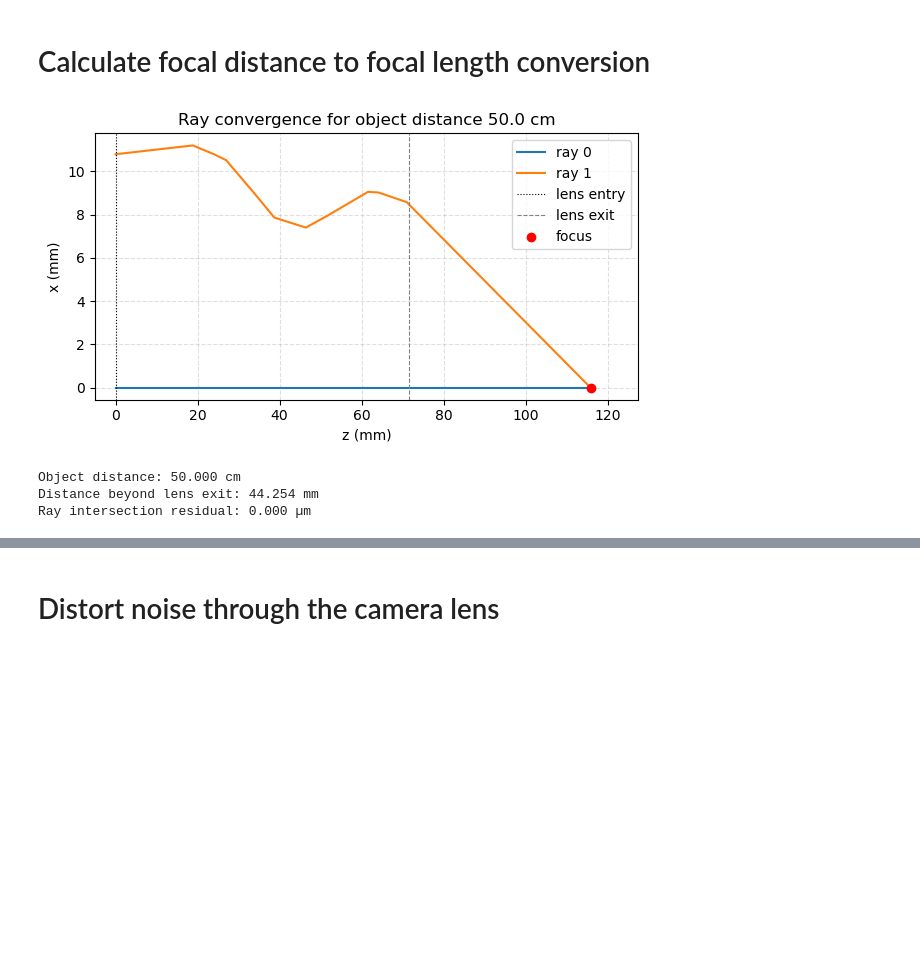
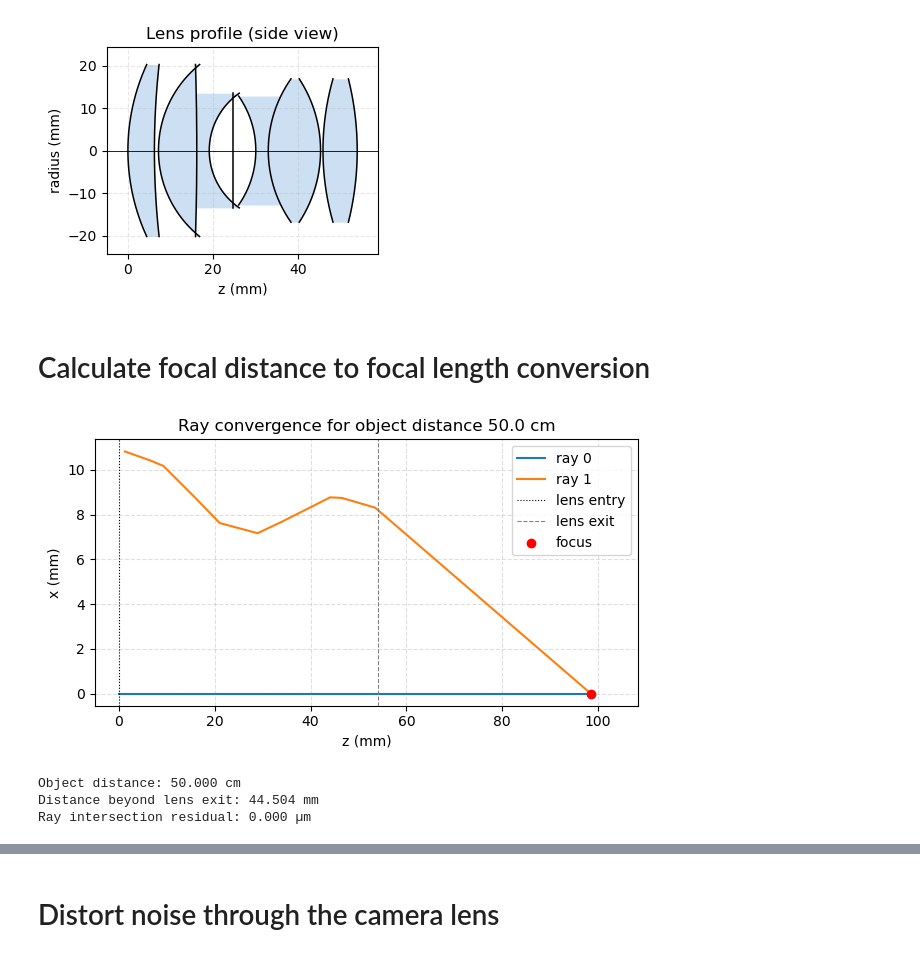
Before and after one commit to chrylt/Spatially-Varying-Bokeh, a Jupyter notebook: bokehConfig/focal_length.ipynb, the cells around one changed output, grey strips where cells are left out. Drawn from its saved outputs; the diff is of its cells as text; code cells hidden in the pictures; blank space fills up the shorter version.

```diff
--- a/bokehConfig/focal_length.ipynb
+++ b/bokehConfig/focal_length.ipynb
@@ -18,10 +18,10 @@ APERTURE_RADIUS = 0.5 * APERTURE_DIAMETERS_MM[APERTURE_INDEX] * ratio
 
 radii = 0.5 * np.array([41.5, 30.0, 20.0, 19.0, 25.0]) * ratio
 LENS = list(zip(
-    [0.0, curv[0], curv[1], curv[2], curv[3], curv[4], 0.0, curv[5], curv[6], curv[7], curv[8], curv[9]],
-    [13.0 * ratio, thick[0], gaps[0], thick[1], thick[2], gaps[1] * 0.5, gaps[1] * 0.5, thick[3], thick[4], gaps[2], thick[5], 0.0],
-    [N_AIR, n_glass[0], N_AIR, n_glass[1], n_glass[2], N_AIR, N_AIR, n_glass[3], n_glass[4], N_AIR, n_glass[5], N_AIR],
-    [radii[0], radii[1], radii[1], radii[1], radii[1], radii[2], APERTURE_RADIUS, radii[3], radii[4], radii[4], radii[4], radii[4]]
+    [curv[0], curv[1], curv[2], curv[3], curv[4], 0.0, curv[5], curv[6], curv[7], curv[8], curv[9]],
+    [thick[0], gaps[0], thick[1], thick[2], gaps[1] * 0.5, gaps[1] * 0.5, thick[3], thick[4], gaps[2], thick[5], 0.0],
+    [n_glass[0], N_AIR, n_glass[1], n_glass[2], N_AIR, N_AIR, n_glass[3], n_glass[4], N_AIR, n_glass[5], N_AIR],
+    [radii[1], radii[1], radii[1], radii[1], radii[2], APERTURE_RADIUS, radii[3], radii[4], radii[4], radii[4], radii[4]]
 ))
 LENS_LENGTH_MM = sum(seg[1] for seg in LENS)
 
@@ -161,6 +161,71 @@ def trace_ray_verbose(ray_origin, target_point):
         "failure": None,
         "failure_point": None
     }
+# %%
+LENS_LENGTH_MM = sum(seg[1] for seg in LENS)
+
+
+def spherical_profile(curvature, z_surface, aperture, samples=240):
+    """Return z(r), r arrays for a spherical surface located at z_surface."""
+    if aperture <= 0.0:
+        return None
+    r = np.linspace(-aperture, aperture, samples)
+    if abs(curvature) < 1e-9:
+        z = np.full_like(r, z_surface, dtype=float)
+    else:
+        radius = abs(curvature)
+        z_center = z_surface + curvature
+        sag = np.sqrt(np.clip(radius * radius - r * r, 0.0, None))
+        z = z_center - np.sign(curvature) * sag
+    return z, r
+
+
+def add_lens_profile(ax, lens=LENS, *, samples=240, glass_color="#71a7dd", glass_alpha=0.35):
+    surfaces = []
+    z_surface = 0.0
+    for curvature, thickness, n_next, aperture in lens:
+        profile = spherical_profile(curvature, z_surface, aperture, samples=samples)
+        surfaces.append((curvature, z_surface, aperture, n_next))
+        if profile is not None:
+            z_vals, r_vals = profile
+            ax.plot(z_vals, r_vals, color="black", linewidth=1.1)
+        z_surface += thickness
+
+    for idx in range(len(surfaces) - 1):
+        curvature_a, z_a, aperture_a, n_medium = surfaces[idx]
+        curvature_b, z_b, aperture_b, _ = surfaces[idx + 1]
+        if n_medium <= N_AIR + 1e-6:
+            continue
+        aperture_fill = min(aperture_a, aperture_b)
+        if aperture_fill <= 0.0:
+            continue
+        profile_a = spherical_profile(curvature_a, z_a, aperture_fill, samples=samples)
+        profile_b = spherical_profile(curvature_b, z_b, aperture_fill, samples=samples)
+        if profile_a is None or profile_b is None:
+            continue
+        z_left, r_vals = profile_a
+        z_right, _ = profile_b
+        z_min = np.minimum(z_left, z_right)
+        z_max = np.maximum(z_left, z_right)
+        ax.fill_betweenx(r_vals, z_min, z_max, color=glass_color, alpha=glass_alpha, linewidth=0.0)
+    return surfaces
+
+
+# Example usage: create a figure, call the helper, and format the plot outside the function.
+fig, ax = plt.subplots(figsize=(8.0, 3.0))
+add_lens_profile(ax)
+ax.axhline(0.0, color="black", linewidth=0.6)
+ax.set_title("Lens profile (side view)")
+ax.set_xlabel("z (mm)")
+ax.set_ylabel("radius (mm)")
+ax.set_xlim(-5.0, LENS_LENGTH_MM + 5.0)
+ax.set_ylim(-APERTURE_RADIUS * 1.8, APERTURE_RADIUS * 1.8)
+ax.set_aspect("equal", adjustable="box")
+ax.grid(True, linestyle="--", alpha=0.3)
+plt.tight_layout()
+plt.show()
+# %% [output]
+[figure, added]
 # %% [markdown]
 # Calculate focal distance to focal length conversion
 # %%
@@ -225,9 +290,9 @@ else:
     print(f"Distance beyond lens exit: {focus[2] - LENS_LENGTH_MM:.3f} mm")
     print(f"Ray intersection residual: {residual_um:.3f} µm")
 # %% [output]
-[figure, old version]
+[figure, new version]
 Object distance: 50.000 cm
-Distance beyond lens exit: 44.254 mm
+Distance beyond lens exit: 44.504 mm
 Ray intersection residual: 0.000 µm
 # %%
 from scipy.optimize import curve_fit
```
Also changed, not shown: parts of 8 cells of this notebook, 1 other file.
